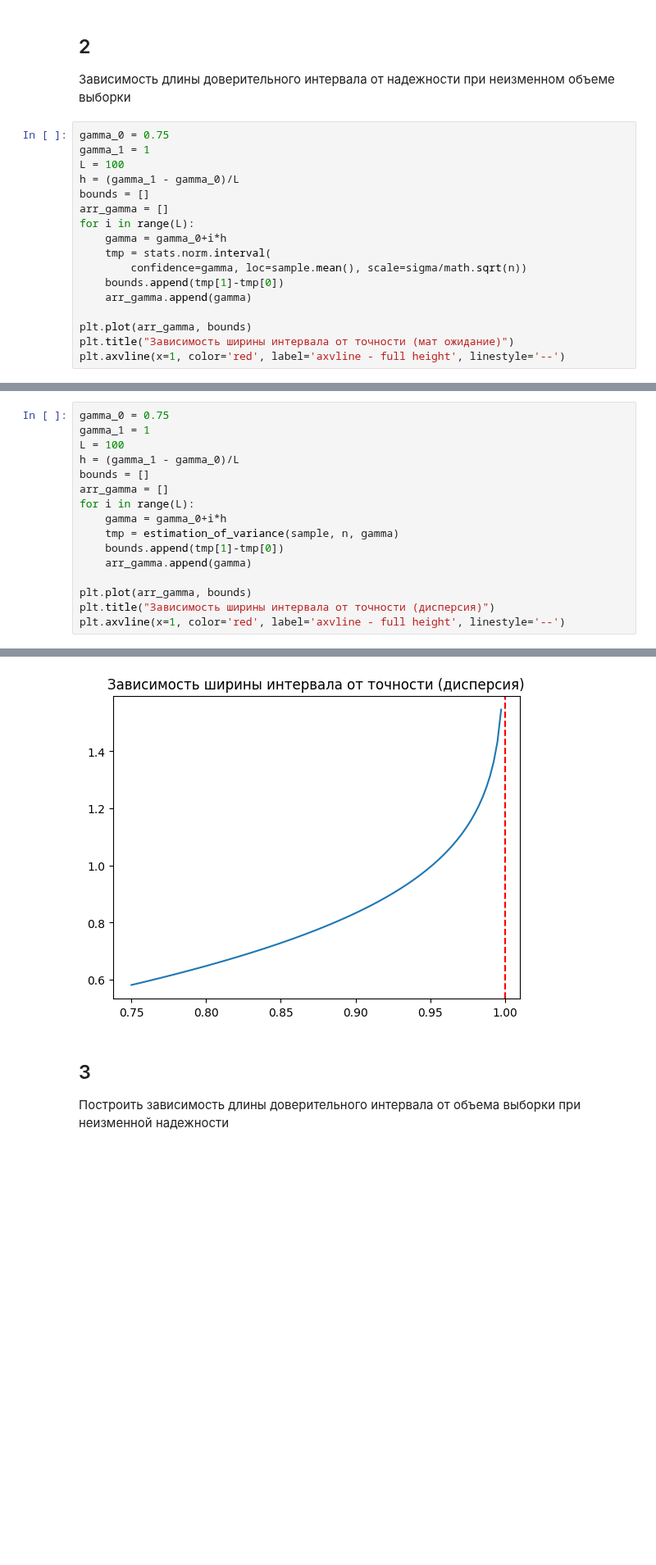
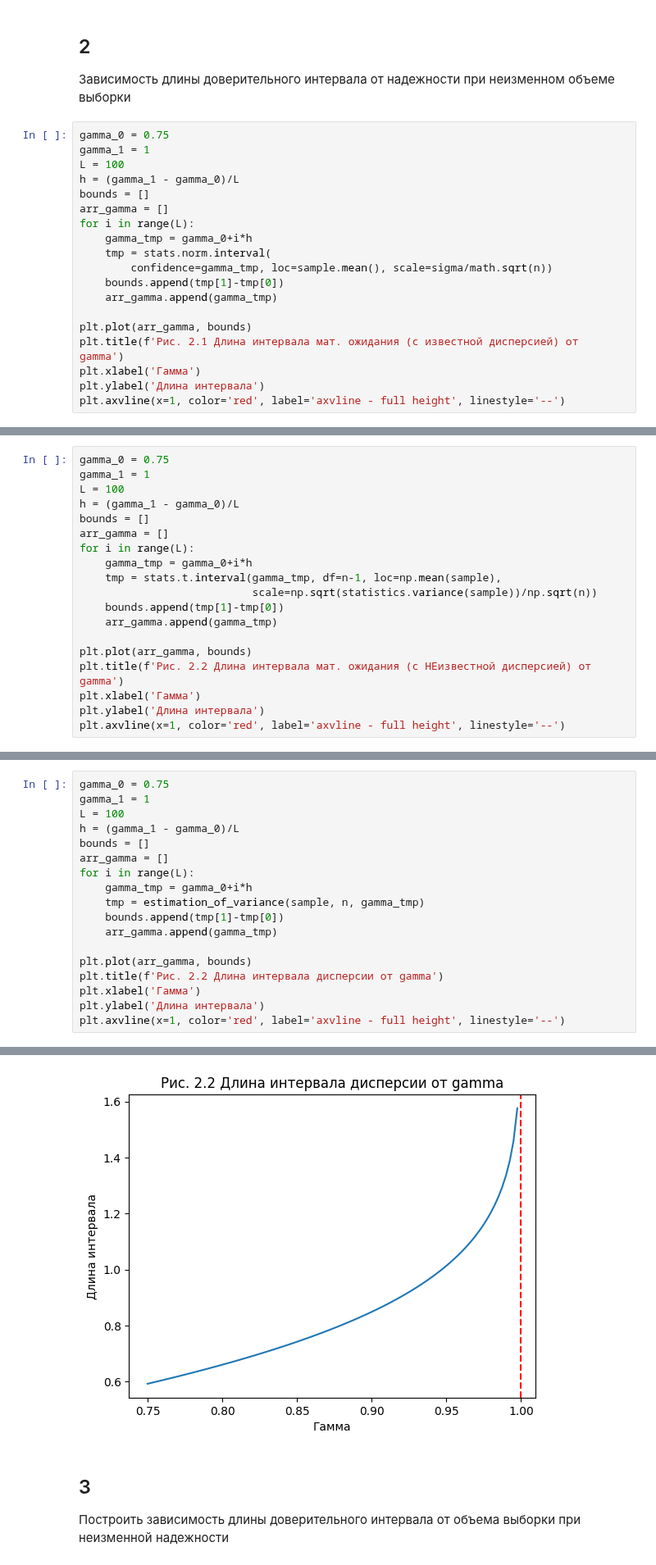
Before and after one commit to c0de1sl1fe/Probability, a Jupyter notebook: lab_2/lab_2.ipynb, the cells around one changed output, grey strips where cells are left out. Shown at 82% size. Cells and saved outputs as stored; diff of their text form; blank space fills up the shorter version.

```diff
--- a/lab_2/lab_2.ipynb
+++ b/lab_2/lab_2.ipynb
@@ -91,14 +89,16 @@ h = (gamma_1 - gamma_0)/L
 bounds = []
 arr_gamma = []
 for i in range(L):
-    gamma = gamma_0+i*h
+    gamma_tmp = gamma_0+i*h
     tmp = stats.norm.interval(
-        confidence=gamma, loc=sample.mean(), scale=sigma/math.sqrt(n))
+        confidence=gamma_tmp, loc=sample.mean(), scale=sigma/math.sqrt(n))
     bounds.append(tmp[1]-tmp[0])
-    arr_gamma.append(gamma)
+    arr_gamma.append(gamma_tmp)
 
 plt.plot(arr_gamma, bounds)
-plt.title("Зависимость ширины интервала от точности (мат ожидание)")
+plt.title(f'Рис. 2.1 Длина интервала мат. ожидания (с известной дисперсией) от gamma')
+plt.xlabel('Гамма')
+plt.ylabel('Длина интервала')
 plt.axvline(x=1, color='red', label='axvline - full height', linestyle='--')
 # %% [output]
 <matplotlib.lines.Line2D at 0x...>
@@ -105,0 +106,19 @@ plt.axvline(x=1, color='red', label='axvline - full height', linestyle='--')
+# %%
+gamma_0 = 0.75
+gamma_1 = 1
+L = 100
+h = (gamma_1 - gamma_0)/L
+bounds = []
+arr_gamma = []
+for i in range(L):
+    gamma_tmp = gamma_0+i*h
+    tmp = stats.t.interval(gamma_tmp, df=n-1, loc=np.mean(sample),
+                           scale=np.sqrt(statistics.variance(sample))/np.sqrt(n))
+    bounds.append(tmp[1]-tmp[0])
+    arr_gamma.append(gamma_tmp)
+
+plt.plot(arr_gamma, bounds)
+plt.title(f'Рис. 2.2 Длина интервала мат. ожидания (с НЕизвестной дисперсией) от gamma')
+plt.xlabel('Гамма')
+plt.ylabel('Длина интервала')
+plt.axvline(x=1, color='red', label='axvline - full height', linestyle='--')
@@ -106,22 +128,24 @@ plt.axvline(x=1, color='red', label='axvline - full height', linestyle='--')
 # %%
 gamma_0 = 0.75
 gamma_1 = 1
 L = 100
 h = (gamma_1 - gamma_0)/L
 bounds = []
 arr_gamma = []
 for i in range(L):
-    gamma = gamma_0+i*h
-    tmp = estimation_of_variance(sample, n, gamma)
+    gamma_tmp = gamma_0+i*h
+    tmp = estimation_of_variance(sample, n, gamma_tmp)
     bounds.append(tmp[1]-tmp[0])
-    arr_gamma.append(gamma)
+    arr_gamma.append(gamma_tmp)
 
 plt.plot(arr_gamma, bounds)
-plt.title("Зависимость ширины интервала от точности (дисперсия)")
+plt.title(f'Рис. 2.2 Длина интервала дисперсии от gamma')
+plt.xlabel('Гамма')
+plt.ylabel('Длина интервала')
 plt.axvline(x=1, color='red', label='axvline - full height', linestyle='--')
 # %% [output]
 <matplotlib.lines.Line2D at 0x...>
-[figure, old version]
+[figure, new version]
 # %% [markdown]
 ## 3
 Построить зависимость длины доверительного интервала от объема выборки при неизменной надежности
```
Also changed, not shown: parts of 16 cells of this notebook.
